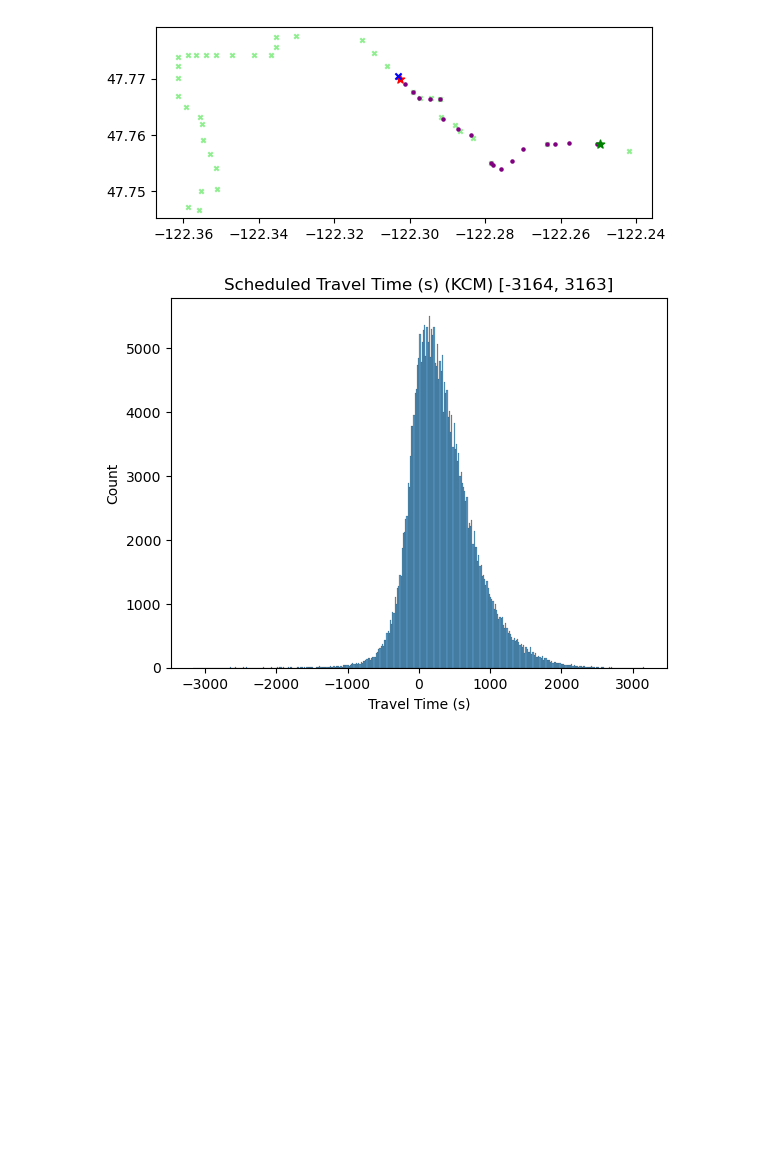
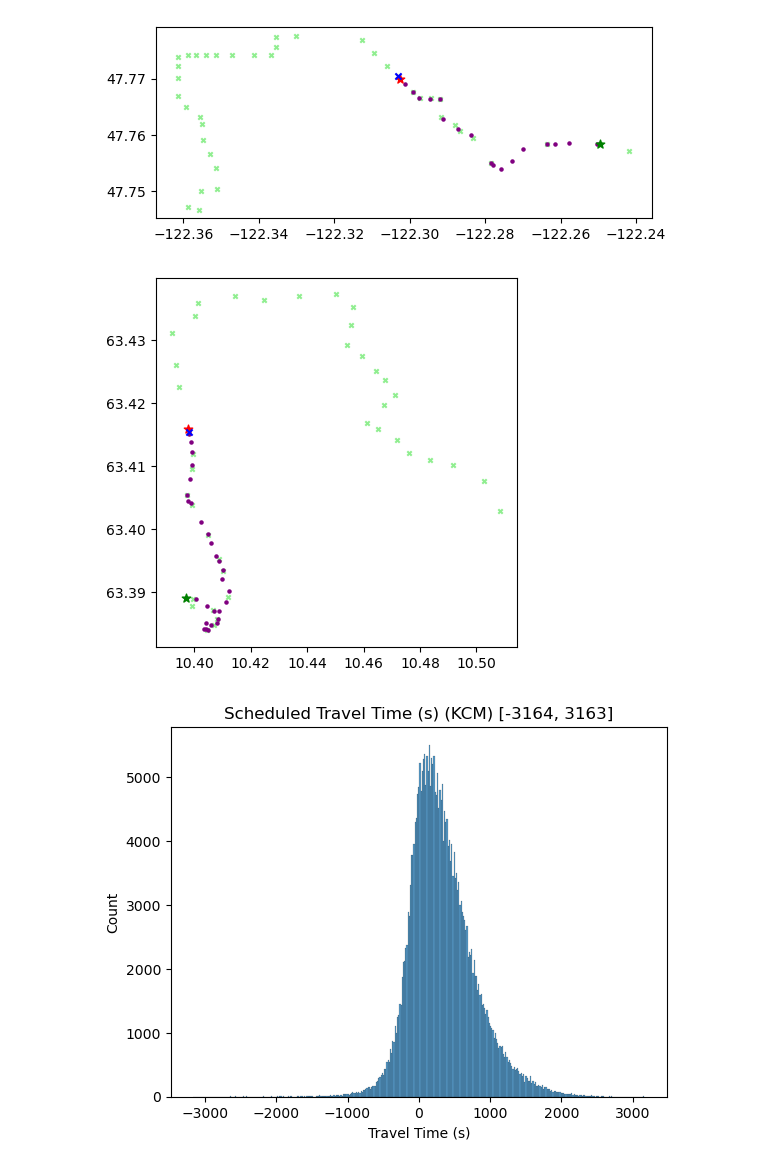
Before and after one commit to zackAemmer/generalizable_travel_times, a Jupyter notebook: src/explore_inputs.ipynb, the cells around one changed output. Cells and saved outputs as stored; diff of their text form; code cells hidden in the pictures; blank space fills up the shorter version.

```diff
--- a/src/explore_inputs.ipynb
+++ b/src/explore_inputs.ipynb
@@ -57,6 +50,18 @@ shape_utils.plot_gtfs_trip(axes, plot_data['trip_id'].iloc[0], gtfs_data)
 shape_utils.plot_gtfsrt_trip(axes, plot_data)
 # %% [output]
 [figure]
+# %%
+# Look at a single trip
+test_traces = atb_inputs['test_traces']
+shingle_data = test_traces[test_traces['shingle_id']==2]
+shingle_data.head()
+# Plot overview of the shingle
+plot_data = shingle_data
+fig, axes = plt.subplots(1,1)
+shape_utils.plot_gtfs_trip(axes, plot_data['trip_id'].iloc[0], atb_inputs['gtfs_data'])
+shape_utils.plot_gtfsrt_trip(axes, plot_data)
+# %% [output]
+[figure, added]
 # %%
 # Histogram of scheduled travel times
 plot_data = kcm_inputs['train_traces']
```
Also changed, not shown: parts of 6 cells of this notebook, 2 other files.
